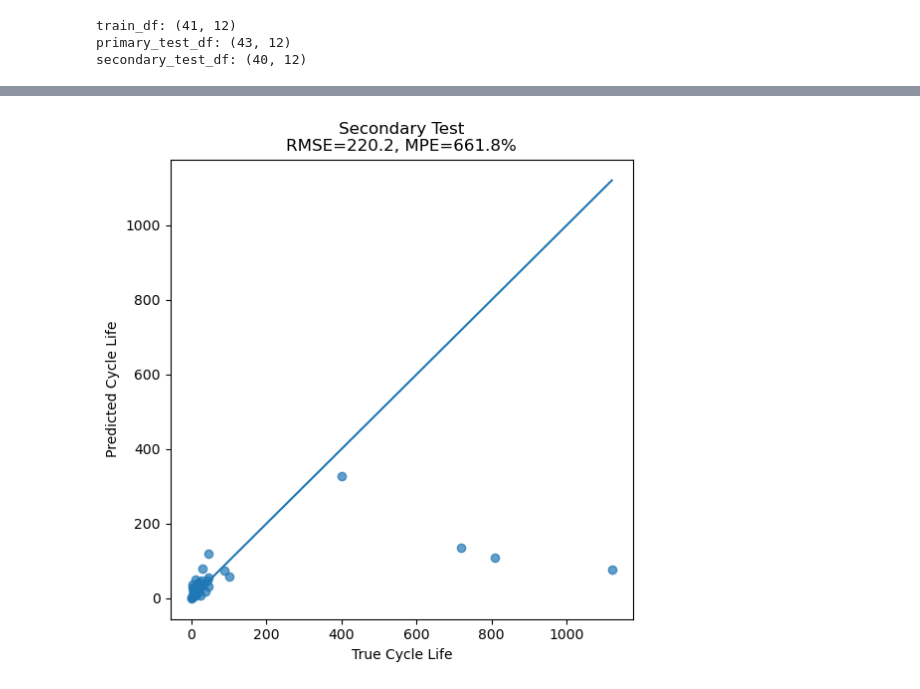
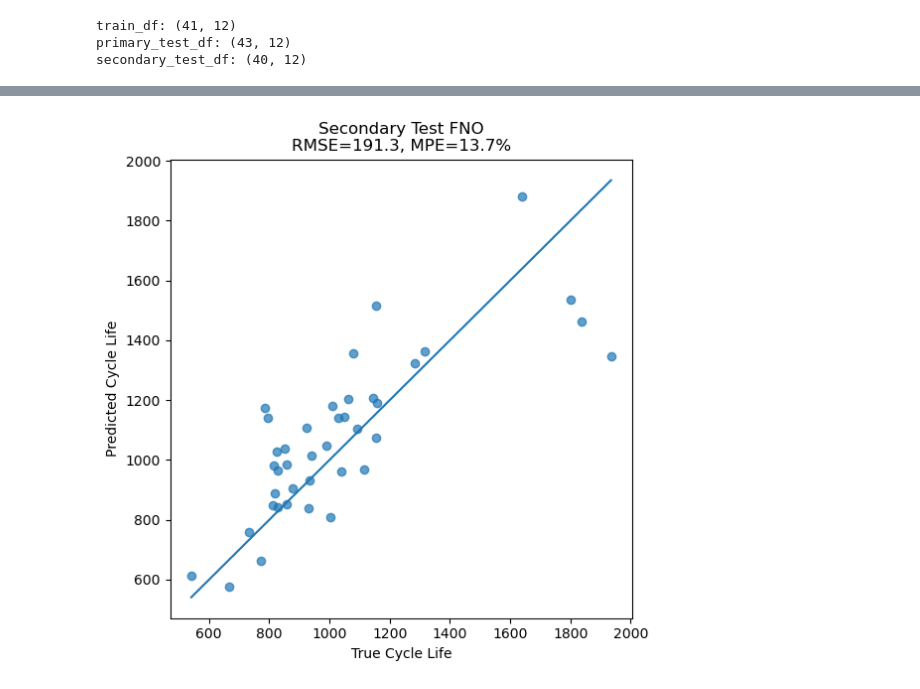
Before and after one commit to KaiWoessner/ECE228_Battery_Project, a Jupyter notebook: fno_model.ipynb, the cells around one changed output, grey strips where cells are left out. Drawn from its saved outputs; the diff is of its cells as text; code cells hidden in the pictures.

Commit message:
Added CV for FNO model and seed 0 compatbility for eahc

```diff
--- a/fno_model.ipynb
+++ b/fno_model.ipynb
@@ -191,4 +222,5 @@ y_train_t: torch.Size([41, 1])
 # %%
+# SMALL 2D FNO MODEL FOR CYCLE LIFE REGRESSION
 class SpectralConv2d(nn.Module):
     def __init__(self, in_channels, out_channels, modes_cycle, modes_voltage):
         super().__init__()
@@ -211,13 +243,17 @@ class SpectralConv2d(nn.Module):
         )
 
     def compl_mul2d(self, input, weights):
+        # input:   [batch, in_channels, x, y]
+        # weights: [in_channels, out_channels, x, y]
         return torch.einsum("bixy,ioxy->boxy", input, weights)
 
     def forward(self, x):
         batchsize = x.shape[0]
 
+        # Fourier transform
         x_ft = torch.fft.rfft2(x)
 
+        # Output in Fourier domain
         out_ft = torch.zeros(
             batchsize,
             self.out_channels,
@@ -227,23 +263,25 @@ class SpectralConv2d(nn.Module):
             device=x.device
         )
 
+        # Keep only low-frequency modes
         out_ft[:, :, :self.modes_cycle, :self.modes_voltage] = self.compl_mul2d(
             x_ft[:, :, :self.modes_cycle, :self.modes_voltage],
             self.weights
         )
 
+        # Back to physical domain
         x = torch.fft.irfft2(out_ft, s=(x.size(-2), x.size(-1)))
 
         return x
 
 
 class FNO2dBattery(nn.Module):
-    def __init__(self, in_channels=1, width=16, modes_cycle=10, modes_voltage=24, dropout=0.10):
+    def __init__(self, in_channels=1, width=24, modes_cycle=12, modes_voltage=32):
         super().__init__()
 
         self.width = width
 
-        # +2 coordinate channels: cycle coordinate and voltage coordinate
+        # Lift input channel to width channels
         self.fc0 = nn.Linear(in_channels + 2, width)
 
         self.conv0 = SpectralConv2d(width, width, modes_cycle, modes_voltage)
@@ -257,7 +295,7 @@ class FNO2dBattery(nn.Module):
         self.regressor = nn.Sequential(
             nn.Linear(width, 64),
             nn.GELU(),
-            nn.Dropout(dropout),
+            nn.Dropout(0.10),
             nn.Linear(64, 1)
         )
 
@@ -272,11 +310,15 @@ class FNO2dBattery(nn.Module):
 
     def forward(self, x):
         # x shape: [batch, cycles, voltage, channels]
+
         batchsize, size_cycle, size_voltage, channels = x.shape
 
         grid = self.get_grid(batchsize, size_cycle, size_voltage, x.device)
+
+        # Add coordinate grid
         x = torch.cat([x, grid], dim=-1)
 
+        # Lift
         x = self.fc0(x)
 
         # [batch, cycles, voltage, width] -> [batch, width, cycles, voltage]
@@ -289,6 +331,7 @@ class FNO2dBattery(nn.Module):
         # Global average pooling over cycle and voltage dimensions
         x = x.mean(dim=(-2, -1))
 
+        # Predict normalized log10(cycle_life)
         out = self.regressor(x)
 
         return out
@@ -689,21 +676,23 @@ Epoch 400 | Train Loss: 0.417885 | Val Loss: 0.414241
 # %%
-# Final results
+# Final FNO results
 
-best_model.eval()
+model.eval()
 
 # Train predictions
 
 with torch.no_grad():
 
-    train_pred_log = (
-        best_model(X_train_tensor.to(device))
+    train_pred_n = (
+        model(X_train_t.to(device))
         .cpu()
         .numpy()
-        .flatten()
+        .ravel()
     )
 
-train_pred = 10 ** train_pred_log
-train_true = 10 ** y_train_scaled
+train_pred_log = train_pred_n * y_std + y_mean
+
+train_pred = (10 ** train_pred_log).ravel()
+train_true = (10 ** np.asarray(y_train)).ravel()
 
 train_rmse = np.sqrt(
     mean_squared_error(train_true, train_pred)
@@ -713,19 +702,22 @@ train_mpe = np.mean(
     np.abs(train_pred - train_true) / train_true
 ) * 100
 
+
 # Primary test predictions
 
 with torch.no_grad():
 
-    primary_pred_log = (
-        best_model(X_primary_tensor.to(device))
+    primary_pred_n = (
+        model(X_primary_t.to(device))
         .cpu()
         .numpy()
-        .flatten()
+        .ravel()
     )
 
-primary_pred = 10 ** primary_pred_log
-primary_true = 10 ** y_primary_scaled
+primary_pred_log = primary_pred_n * y_std + y_mean
+
+primary_pred = (10 ** primary_pred_log).ravel()
+primary_true = (10 ** np.asarray(y_primary)).ravel()
 
 primary_rmse = np.sqrt(
     mean_squared_error(primary_true, primary_pred)
@@ -735,19 +727,22 @@ primary_mpe = np.mean(
     np.abs(primary_pred - primary_true) / primary_true
 ) * 100
 
+
 # Secondary test predictions
 
 with torch.no_grad():
 
-    secondary_pred_log = (
-        best_model(X_secondary_tensor.to(device))
+    secondary_pred_n = (
+        model(X_secondary_t.to(device))
         .cpu()
         .numpy()
-        .flatten()
+        .ravel()
     )
 
-secondary_pred = 10 ** secondary_pred_log
-secondary_true = 10 ** y_secondary_scaled
+secondary_pred_log = secondary_pred_n * y_std + y_mean
+
+secondary_pred = (10 ** secondary_pred_log).ravel()
+secondary_true = (10 ** np.asarray(y_secondary)).ravel()
 
 secondary_rmse = np.sqrt(
     mean_squared_error(
@@ -757,10 +752,9 @@ secondary_rmse = np.sqrt(
 )
 
 secondary_mpe = np.mean(
-    np.abs(
-        secondary_pred - secondary_true
-    ) / secondary_true
+    np.abs(secondary_pred - secondary_true) / secondary_true
 ) * 100
+
 
 # Summary table
 
@@ -787,8 +781,11 @@ summary_df = pd.DataFrame({
 
 display(summary_df)
 
+
 # Primary test plot
+
 plt.figure(figsize=(6, 6))
+
 plt.scatter(
     primary_true,
     primary_pred,
@@ -801,16 +798,21 @@ lims = [
 ]
 
 plt.plot(lims, lims)
+
 plt.xlabel("True Cycle Life")
 plt.ylabel("Predicted Cycle Life")
+
 plt.title(
-    f"Primary Test\n"
+    f"Primary Test FNO\n"
     f"RMSE={primary_rmse:.1f}, "
     f"MPE={primary_mpe:.1f}%"
 )
+
 plt.show()
 
+
 # Secondary test plot
+
 plt.figure(figsize=(6, 6))
 
 plt.scatter(
@@ -836,7 +838,7 @@ plt.xlabel("True Cycle Life")
 plt.ylabel("Predicted Cycle Life")
 
 plt.title(
-    f"Secondary Test\n"
+    f"Secondary Test FNO\n"
     f"RMSE={secondary_rmse:.1f}, "
     f"MPE={secondary_mpe:.1f}%"
 )
@@ -851 +853 @@ plt.show()
-[figure, old version]
+[figure, new version]
```
Also changed, not shown: parts of 11 cells of this notebook, 2 other files.
